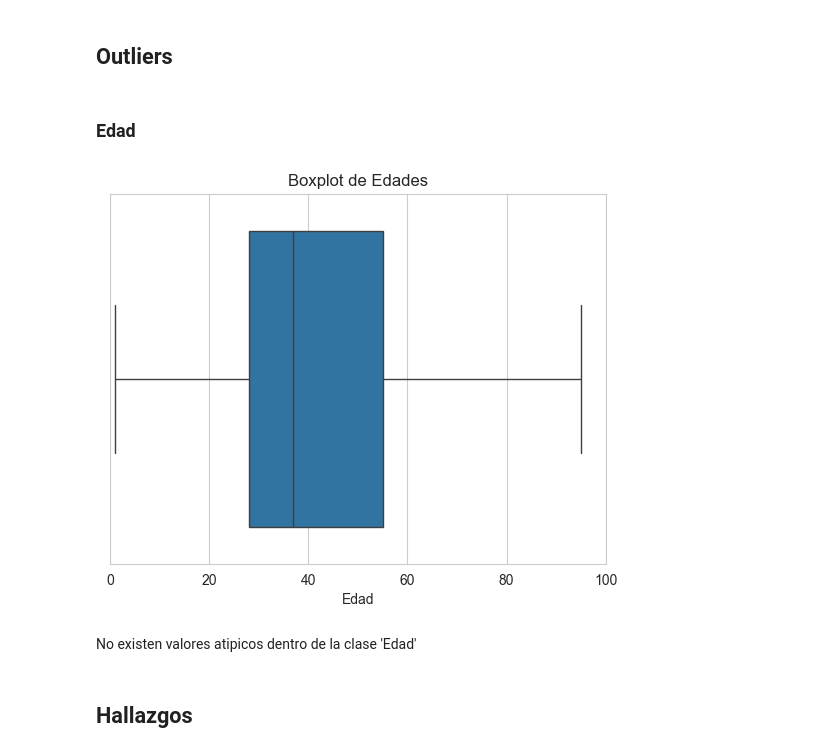
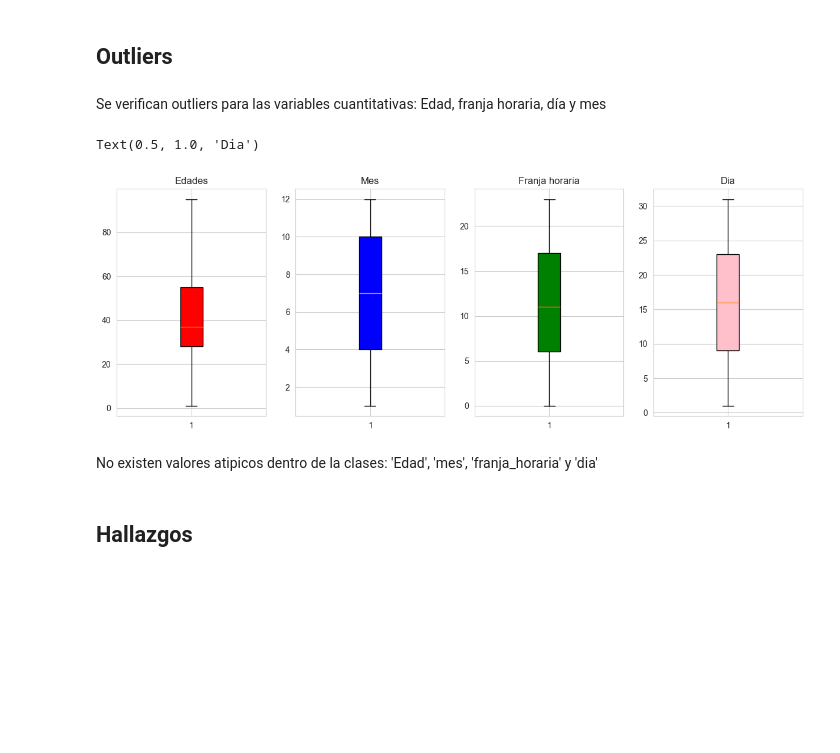
Before and after one commit to NestorSaenz/Accidentes-viales-Buenos-Aires, a Jupyter notebook: EDA.ipynb, the cells around one changed output. Drawn from its saved outputs; the diff is of its cells as text; code cells hidden in the pictures; blank space fills up the shorter version.

Commit message:
Ultimos arreglos en el EDA, con graficos de outliers

```diff
--- a/EDA.ipynb
+++ b/EDA.ipynb
@@ -349,18 +333,29 @@ Text(0, 0.5, 'Cantidad de victimas')
 Las comunas 1, 4, 9 y 8, presentan un patron mas elevado de muertes
 # %% [markdown]
 ## Outliers
-# %% [markdown]
-### Edad
-# %%
-sns.boxplot(x=df['edad'])
-plt.title('Boxplot de Edades')
-plt.xlabel('Edad')
-plt.xlim(0,100)
-plt.show()
-# %% [output]
-[figure, removed]
+# %% [markdown]
+Se verifican outliers para las variables cuantitativas: Edad, franja horaria, día y mes
+# %%
+# Graficar los boxplots
+
+fig, axs = plt.subplots(1, 4, figsize=(15, 5))
+axs[0].boxplot(x=df['edad'], patch_artist=True, boxprops=dict(facecolor='red'))
+axs[0].set_title('Edades')
+
+
+axs[1].boxplot(x=df['mes'], patch_artist=True, boxprops=dict(facecolor='Blue'))
+axs[1].set_title('Mes')
+
+axs[2].boxplot(x=df['franja_horaria'], patch_artist=True, boxprops=dict(facecolor='Green'))
+axs[2].set_title('Franja horaria')
+
+axs[3].boxplot(x=df['dia'], patch_artist=True, boxprops=dict(facecolor='pink'))
+axs[3].set_title('Dia')
+# %% [output]
+Text(0.5, 1.0, 'Dia')
+[figure, added]
 # %% [markdown]
-No existen valores atipicos dentro de la clase 'Edad'
+No existen valores atipicos dentro de la clases: 'Edad', 'mes', 'franja_horaria' y 'dia'
 # %% [markdown]
 ## Hallazgos
 # %% [markdown]
```
Also changed, not shown: parts of 12 cells of this notebook.
